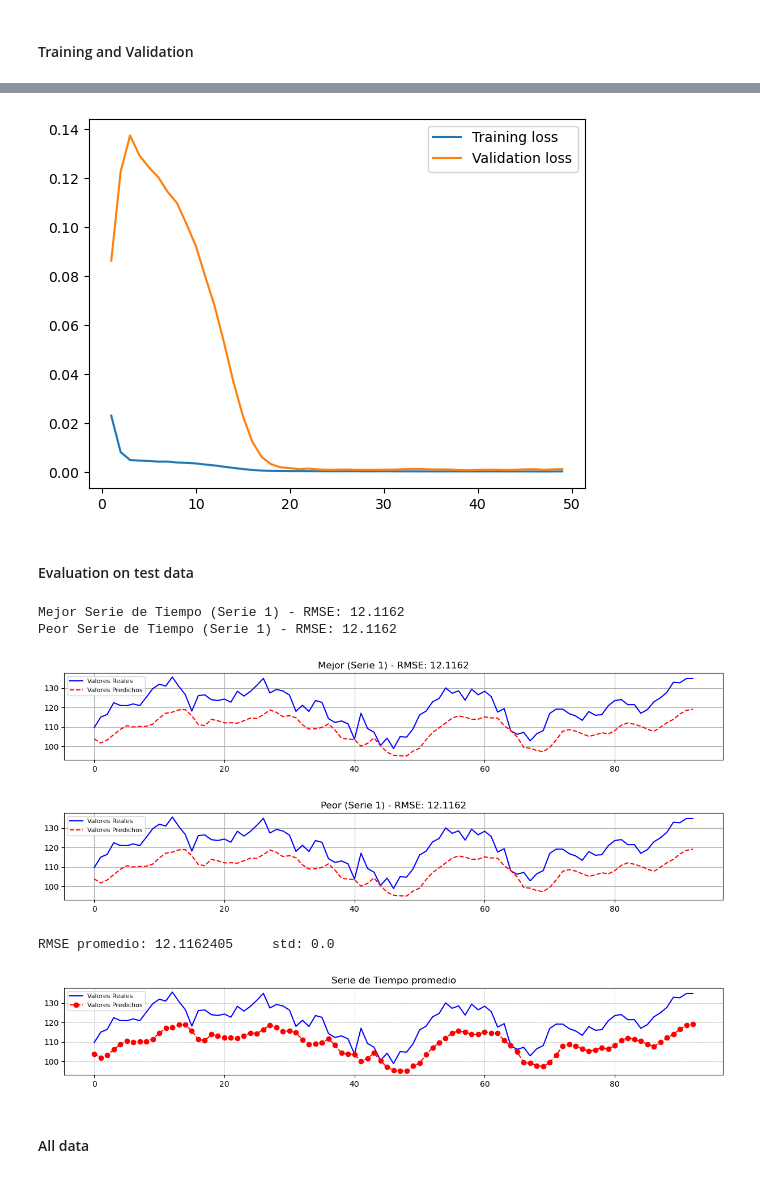
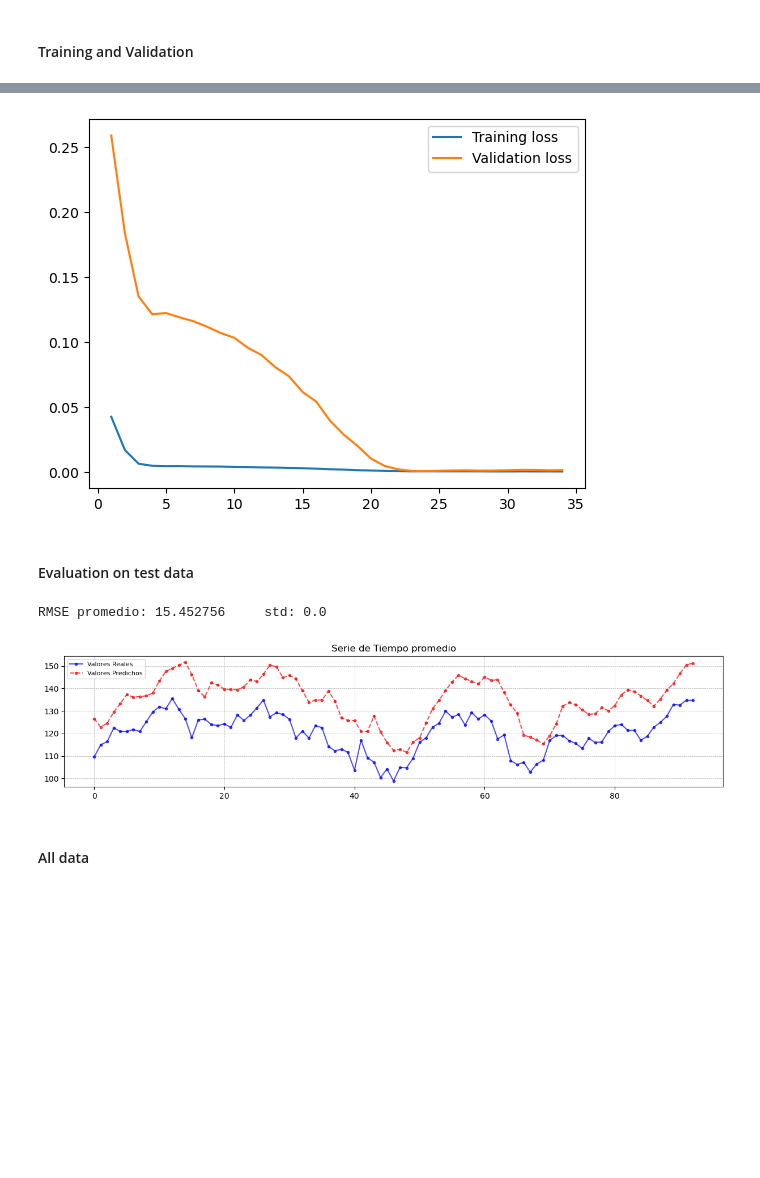
Before and after one commit to rvive/DeepLearning_for_CV, a Jupyter notebook: RNNs/lstm.ipynb, the cells around one changed output, grey strips where cells are left out. Drawn from its saved outputs; the diff is of its cells as text; code cells hidden in the pictures; blank space fills up the shorter version.

```diff
--- a/RNNs/lstm.ipynb
+++ b/RNNs/lstm.ipynb
@@ -16,7 +16,7 @@ ticker = 'NVDA'
 data = yf.download(ticker, start='2021-01-01', end='2024-10-13')
 
 # Preparación de la serie temporal
-df = data[['Open', 'Close', 'Low', 'High']]
+df = data[['Open', 'Close', 'Low', 'High', 'Volume']]
 df
 # %% [output]
 [*********************100%%**********************]  1 of 1 completed
@@ -71,15 +71,15 @@ closeData.shape
 # %% [output]
 (950,)
 # %%
-openData = closeData.reshape(-1,1)
+closeData = closeData.reshape(-1,1)
 XTrain = XTrain.reshape(-1,1)
 XValidation = XValidation.reshape(-1,1)
 XTest = XTest.reshape(-1,1)
 
 scaler = MinMaxScaler(feature_range=(0, 1))
-scaler.fit(openData)
+scaler.fit(closeData)
 
-openData = scaler.transform(openData)
+openData = scaler.transform(closeData)
 XTrain = scaler.transform(XTrain)
 XValidation = scaler.transform(XValidation)
 XTest = scaler.transform(XTest)
@@ -272,7 +292,7 @@ plt.legend()
 
 plt.show()
 # %% [output]
-[figure, old version]
+[figure, new version]
 # %% [markdown]
 #### Evaluation on test data
 # %%
@@ -287,60 +307,37 @@ with torch.no_grad():
 
         y_pred = model(X_batch)
 
         # y_predicted.extend(y_pred.cpu().numpy())
         y_predicted.append(y_pred.cpu().numpy())
         y_observed.append(y_batch.cpu().numpy())
 
 predicted = np.concatenate(y_predicted, axis=0)
 observed = np.concatenate(y_observed, axis=0)
 
 predicted = scaler.inverse_transform(predicted)
 observed = scaler.inverse_transform(observed)
 
 # Calculamos el RMSE por cada serie de tiempo
 rmses = []
 for i in range(predicted.shape[1]):
     rmse = np.sqrt(np.mean((predicted[:, i] - observed[:, i])**2))
     rmses.append(rmse)
 
-# Mejor y peor RMSE
 best_rmse_index = np.argmin(rmses)
 worst_rmse_index = np.argmax(rmses)
 
-print(f'Mejor Serie de Tiempo (Serie {best_rmse_index+1}) - RMSE: {rmses[best_rmse_index]:.4f}')
-print(f'Peor Serie de Tiempo (Serie {worst_rmse_index+1}) - RMSE: {rmses[worst_rmse_index]:.4f}')
-
-plt.figure(figsize=(15, 2))
-plt.plot(observed[:, best_rmse_index], label='Valores Reales', color='blue')
-plt.plot(predicted[:, best_rmse_index], label='Valores Predichos', linestyle='--', color="red")
-plt.title(f'Mejor (Serie {best_rmse_index+1}) - RMSE: {rmses[best_rmse_index]:.4f}')
-plt.legend(fontsize=8)
-plt.grid()
-plt.show()
-
-plt.figure(figsize=(15, 2))
-plt.plot(observed[:, worst_rmse_index], label='Valores Reales', color='blue')
-plt.plot(predicted[:, worst_rmse_index], label='Valores Predichos', linestyle='--', color="red")
-plt.title(f'Peor (Serie {worst_rmse_index+1}) - RMSE: {rmses[worst_rmse_index]:.4f}')
-plt.legend(fontsize=8)
-plt.grid()
-plt.show()
 
 print("RMSE promedio:", np.mean(rmses), "    std:", np.std(rmses))
 
-plt.figure(figsize=(15, 2))
-plt.plot(np.mean(observed, axis=1), label='Valores Reales', color='blue')
-plt.plot(np.mean(predicted, axis=1), label='Valores Predichos', linestyle='--', marker='o', color="red")
+plt.figure(figsize=(15, 3))
+plt.plot(np.mean(observed, axis=1), label='Valores Reales', marker='.', color='blue', alpha=0.7)
+plt.plot(np.mean(predicted, axis=1), label='Valores Predichos', linestyle='--', marker='.', color="red", alpha=0.7)
 plt.title(f'Serie de Tiempo promedio')
 plt.legend(fontsize=8)
 plt.grid(linestyle = '--', linewidth = 0.5)
 plt.show()
 # %% [output]
-Mejor Serie de Tiempo (Serie 1) - RMSE: 12.1162
-Peor Serie de Tiempo (Serie 1) - RMSE: 12.1162
+RMSE promedio: 15.452756     std: 0.0
-[figure, old version]
+[figure, new version]
-[figure, removed]
-RMSE promedio: 12.1162405     std: 0.0
-[figure, removed]
 # %% [markdown]
 #### All data
```
Also changed, not shown: parts of 35 cells of this notebook.
